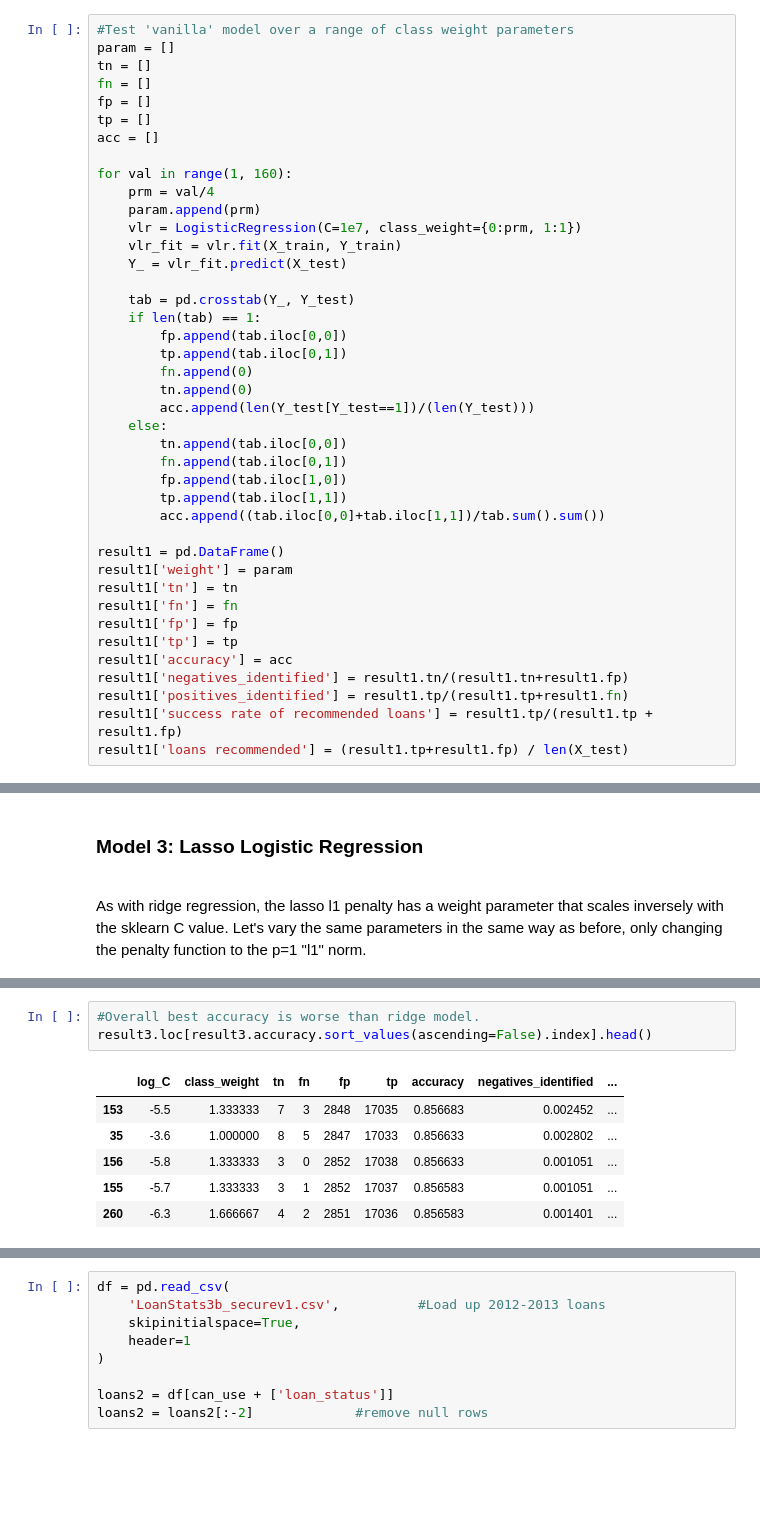
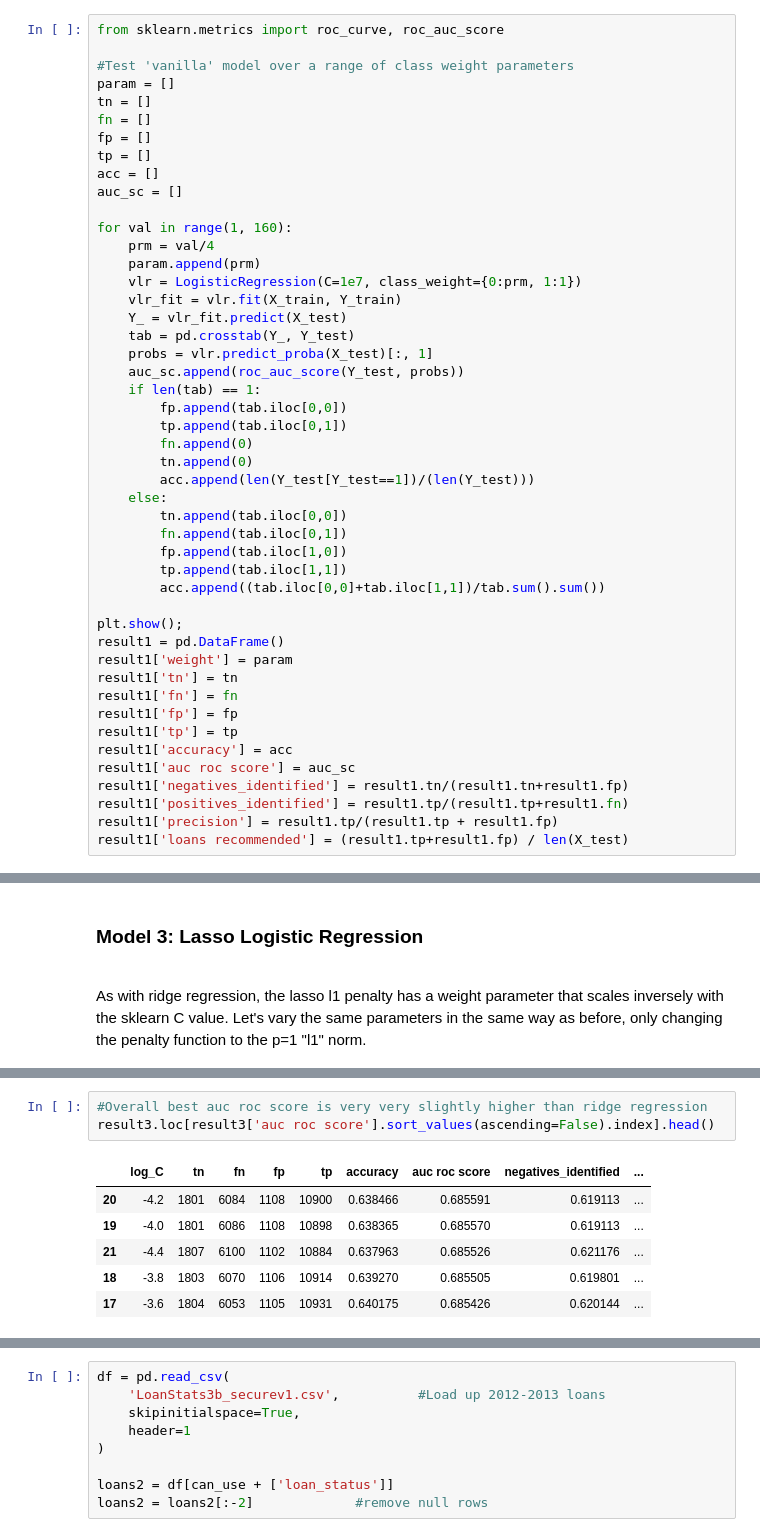
Before and after one commit to AlliedToasters/LendingClubGrade, a Jupyter notebook: Logistic_Regression_Classifiers-checkpoint.ipynb, the cells around one changed output, grey strips where cells are left out. Saved outputs shown, nothing was run; the diff lists cells and outputs as text; blank space fills up the shorter version.

```diff
--- a/Logistic_Regression_Classifiers-checkpoint.ipynb
+++ b/Logistic_Regression_Classifiers-checkpoint.ipynb
@@ -125,6 +125,8 @@ X_test = scale(X_test)
 <H3>Model 1: "Vanilla" Logistic Regression</H3><br>
 This data suffers from a class weight imbalance. Almost 86% of the loans are in the "good loan" class. We can modify performance by varying the "false" outcome weight parameter of our classic logistic regression model.
 # %%
+from sklearn.metrics import roc_curve, roc_auc_score
+
 #Test 'vanilla' model over a range of class weight parameters
 param = []
 tn = []
@@ -132,6 +134,7 @@ fn = []
 fp = []
 tp = []
 acc = []
+auc_sc = []
 
 for val in range(1, 160):
     prm = val/4
@@ -139,8 +142,9 @@ for val in range(1, 160):
     vlr = LogisticRegression(C=1e7, class_weight={0:prm, 1:1})
     vlr_fit = vlr.fit(X_train, Y_train)
     Y_ = vlr_fit.predict(X_test)
-
     tab = pd.crosstab(Y_, Y_test)
+    probs = vlr.predict_proba(X_test)[:, 1]
+    auc_sc.append(roc_auc_score(Y_test, probs))
     if len(tab) == 1:
         fp.append(tab.iloc[0,0])
         tp.append(tab.iloc[0,1])
@@ -154,6 +158,7 @@ for val in range(1, 160):
         tp.append(tab.iloc[1,1])
         acc.append((tab.iloc[0,0]+tab.iloc[1,1])/tab.sum().sum())
 
+plt.show();
 result1 = pd.DataFrame()
 result1['weight'] = param
 result1['tn'] = tn
@@ -161,9 +166,10 @@ result1['fn'] = fn
 result1['fp'] = fp
 result1['tp'] = tp
 result1['accuracy'] = acc
+result1['auc roc score'] = auc_sc
 result1['negatives_identified'] = result1.tn/(result1.tn+result1.fp)
 result1['positives_identified'] = result1.tp/(result1.tp+result1.fn)
-result1['success rate of recommended loans'] = result1.tp/(result1.tp + result1.fp)
+result1['precision'] = result1.tp/(result1.tp + result1.fp)
 result1['loans recommended'] = (result1.tp+result1.fp) / len(X_test)
 # %%
 #Visualize results.
@@ -481,11 +372,11 @@ result3.loc[result3[result3.pred_rate>.97].num_pred.sort_values(ascending=False)
 # %%
-#Overall best accuracy is worse than ridge model.
-result3.loc[result3.accuracy.sort_values(ascending=False).index].head()
+#Overall best auc roc score is very very slightly higher than ridge regression
+result3.loc[result3['auc roc score'].sort_values(ascending=False).index].head()
 # %% [output]
-|  | log_C | class_weight | tn | fn | fp | tp | accuracy | negatives_identified | ... |
-| 153 | -5.5 | 1.333333 | 7 | 3 | 2848 | 17035 | 0.856683 | 0.002452 | ... |
-| 35 | -3.6 | 1.000000 | 8 | 5 | 2847 | 17033 | 0.856633 | 0.002802 | ... |
-| 156 | -5.8 | 1.333333 | 3 | 0 | 2852 | 17038 | 0.856633 | 0.001051 | ... |
-| 155 | -5.7 | 1.333333 | 3 | 1 | 2852 | 17037 | 0.856583 | 0.001051 | ... |
-| 260 | -6.3 | 1.666667 | 4 | 2 | 2851 | 17036 | 0.856583 | 0.001401 | ... |
+|  | log_C | tn | fn | fp | tp | accuracy | auc roc score | negatives_identified | ... |
+| 20 | -4.2 | 1801 | 6084 | 1108 | 10900 | 0.638466 | 0.685591 | 0.619113 | ... |
+| 19 | -4.0 | 1801 | 6086 | 1108 | 10898 | 0.638365 | 0.685570 | 0.619113 | ... |
+| 21 | -4.4 | 1807 | 6100 | 1102 | 10884 | 0.637963 | 0.685526 | 0.621176 | ... |
+| 18 | -3.8 | 1803 | 6070 | 1106 | 10914 | 0.639270 | 0.685505 | 0.619801 | ... |
+| 17 | -3.6 | 1804 | 6053 | 1105 | 10931 | 0.640175 | 0.685426 | 0.620144 | ... |
 # %% [markdown]
```
Also changed, not shown: parts of 43 cells of this notebook.
